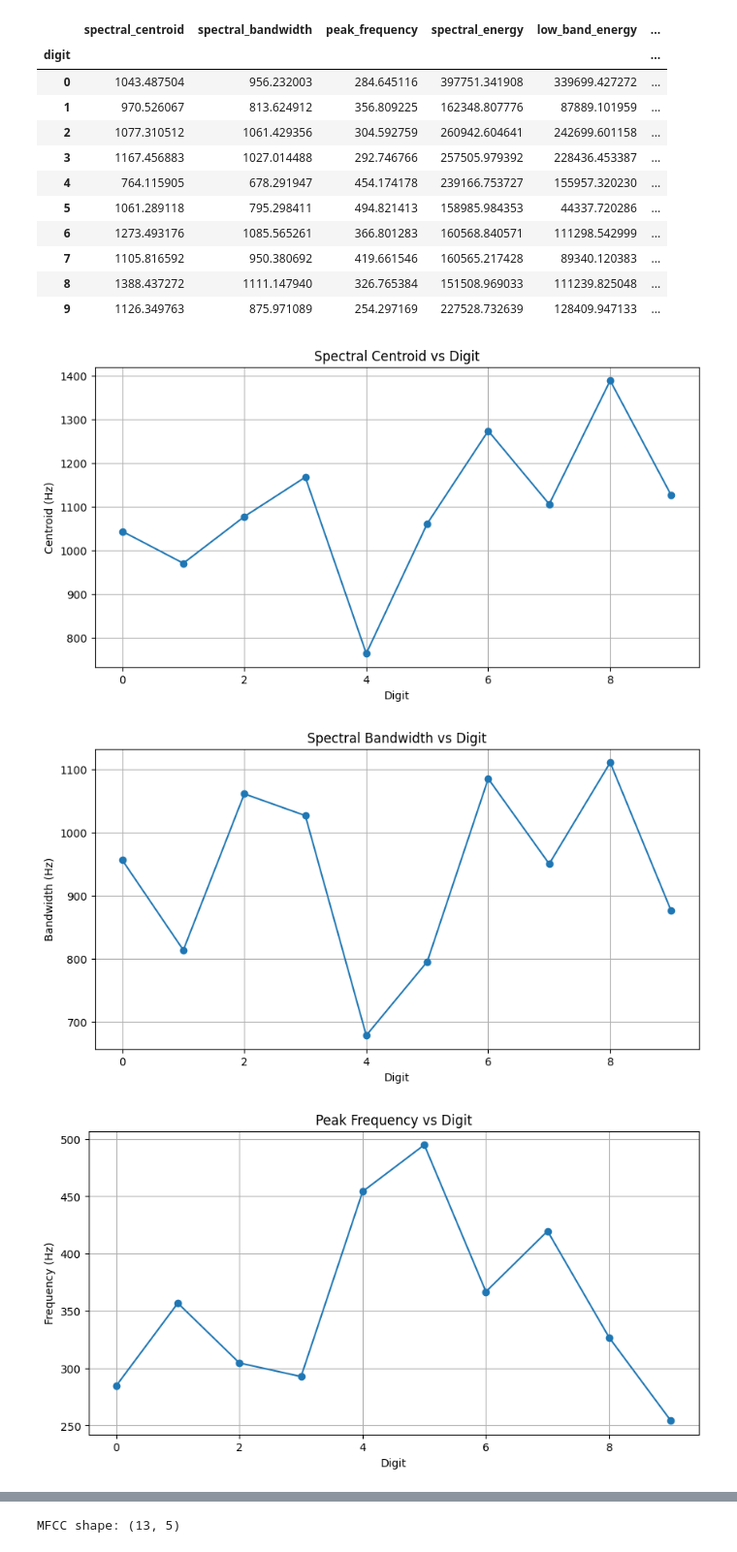
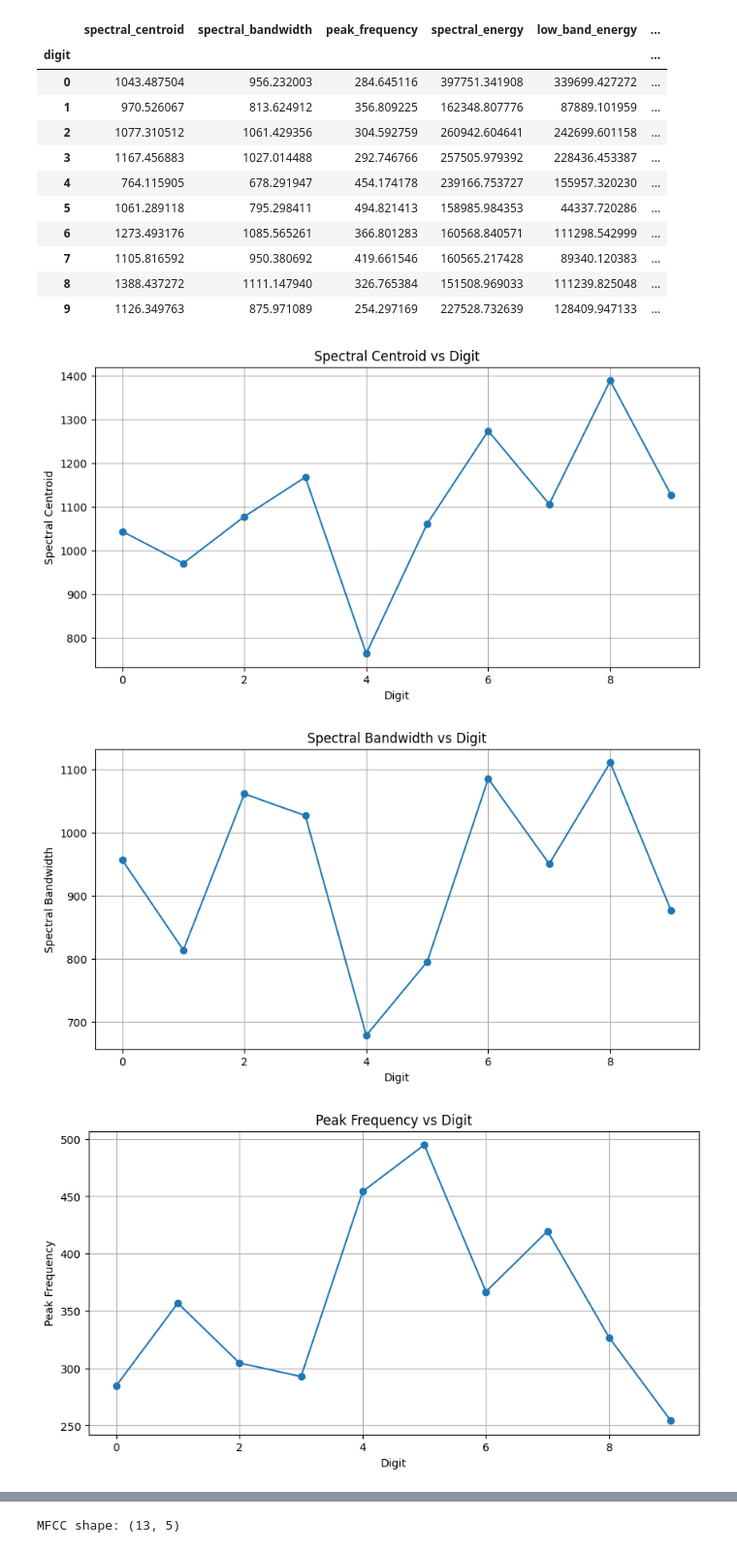
Before and after one commit to ibrahim2230/audio-digit-classification, a Jupyter notebook: EE413_DFT_Part.ipynb, the cells around one changed output, grey strips where cells are left out. Shown at 97% size. Drawn from its saved outputs; the diff is of its cells as text; code cells hidden in the pictures.

```diff
--- a/EE413_DFT_Part.ipynb
+++ b/EE413_DFT_Part.ipynb
@@ -531,33 +509,29 @@ digit_summary
 | 7 | 1105.816592 | 950.380692 | 419.661546 | 160565.217428 | 89340.120383 | ... |
 | 8 | 1388.437272 | 1111.147940 | 326.765384 | 151508.969033 | 111239.825048 | ... |
 | 9 | 1126.349763 | 875.971089 | 254.297169 | 227528.732639 | 128409.947133 | ... |
-# %%
-import matplotlib.pyplot as plt
-
-plt.figure(figsize=(10,5))
-plt.plot(digit_summary.index, digit_summary["spectral_centroid"], marker='o')
-plt.title("Spectral Centroid vs Digit")
-plt.xlabel("Digit")
-plt.ylabel("Centroid (Hz)")
-plt.grid()
-plt.show()
-
-plt.figure(figsize=(10,5))
-plt.plot(digit_summary.index, digit_summary["spectral_bandwidth"], marker='o')
-plt.title("Spectral Bandwidth vs Digit")
-plt.xlabel("Digit")
-plt.ylabel("Bandwidth (Hz)")
-plt.grid()
-plt.show()
-
-plt.figure(figsize=(10,5))
-plt.plot(digit_summary.index, digit_summary["peak_frequency"], marker='o')
-plt.title("Peak Frequency vs Digit")
-plt.xlabel("Digit")
-plt.ylabel("Frequency (Hz)")
-plt.grid()
-plt.show()
-# %% [output]
-[figure, removed]
-[figure, removed]
-[figure, removed]
+# %%
+import matplotlib.pyplot as plt
+
+features = [
+    "spectral_centroid",
+    "spectral_bandwidth",
+    "peak_frequency",
+    "spectral_energy",
+    "low_band_energy",
+    "mid_band_energy",
+    "high_band_energy",
+    "spectral_rolloff"
+]
+
+for feature in features:
+    plt.figure(figsize=(10,5))
+    plt.plot(digit_summary.index, digit_summary[feature], marker='o')
+    plt.title(f"{feature.replace('_', ' ').title()} vs Digit")
+    plt.xlabel("Digit")
+    plt.ylabel(feature.replace("_", " ").title())
+    plt.grid()
+    plt.show()
+# %% [output]
+[figure, added]
+[figure, added]
+[figure, added]
```
Also changed, not shown: parts of 20 cells of this notebook.
